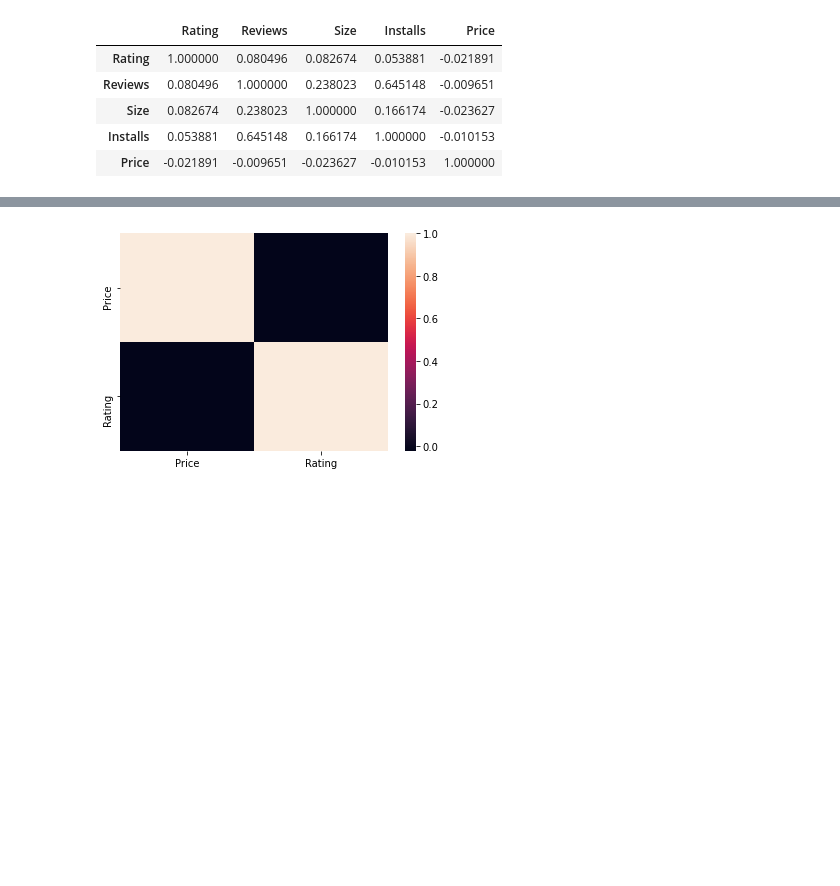
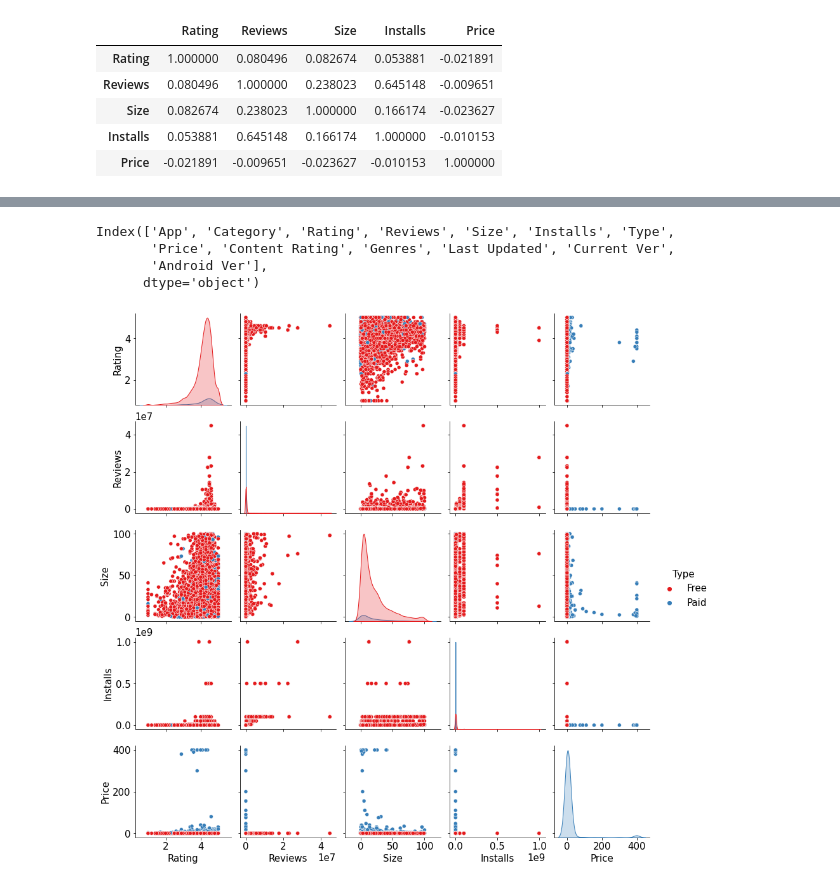
Before and after one commit to jiawei-li89/Project, a Jupyter notebook: Week5-6_Google_Player_Store.ipynb, the cells around one changed output, grey strips where cells are left out. Saved outputs shown, nothing was run; the diff lists cells and outputs as text; code cells hidden in the pictures; blank space fills up the shorter version.

```diff
--- a/Week5-6_Google_Player_Store.ipynb
+++ b/Week5-6_Google_Player_Store.ipynb
@@ -550,5 +556,17 @@ sns.heatmap(playstore.corr())
-# %%
-df3=playstore[['Price','Rating']].copy()
-Heatmap2 = sns.heatmap(df3.corr())
-# %% [output]
-[figure, removed]
+# %%
+playstore.columns
+# %% [output]
+Index(['App', 'Category', 'Rating', 'Reviews', 'Size', 'Installs', 'Type',
+       'Price', 'Content Rating', 'Genres', 'Last Updated', 'Current Ver',
+       'Android Ver'],
+      dtype='object')
+# %%
+# Pair plot
+rc={'axes.labelsize': 15, 'font.size': 15, 'legend.fontsize': 15.0, 'axes.titlesize': 15, 'figure.figsize':(20.7,20.27)}
+plt.rcParams.update(**rc)
+cols= playstore[[ 'App', 'Rating', 'Reviews', 'Size', 'Installs', 'Type',
+                   'Price', 'Content Rating']]
+cols.head()
+g = sns.pairplot(data=cols, hue='Type', dropna='true', palette='Set1')
+# %% [output]
+[figure, added]
```
Also changed, not shown: parts of 6 cells of this notebook.
